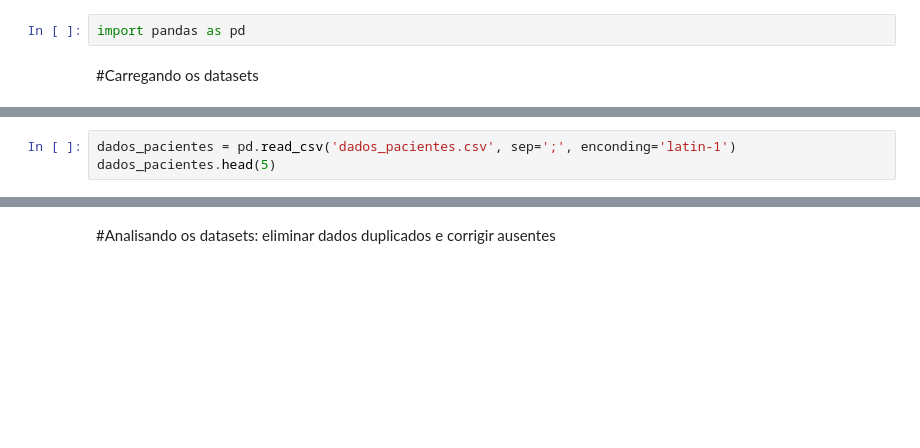
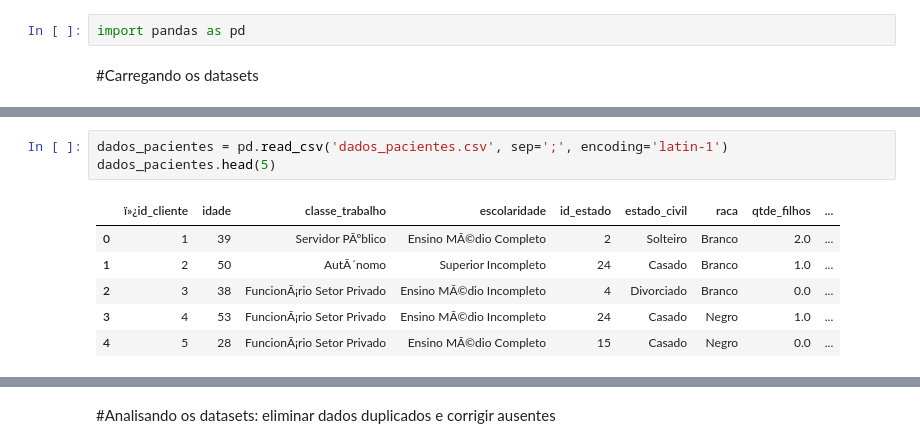
Before and after one commit to pzoliveira/IGTI_DESM1, a Jupyter notebook: IGTI_DESM1.ipynb, the cells around one changed output, grey strips where cells are left out. Cells and saved outputs as stored; diff of their text form; blank space fills up the shorter version.

```diff
--- a/IGTI_DESM1.ipynb
+++ b/IGTI_DESM1.ipynb
@@ -12,6 +19,13 @@ dados_clinicos.head(5)
 # %%
-dados_pacientes = pd.read_csv('dados_pacientes.csv', sep=';', enconding='latin-1')
+dados_pacientes = pd.read_csv('dados_pacientes.csv', sep=';', encoding='latin-1')
 dados_pacientes.head(5)
+# %% [output]
+|  | ï»¿id_cliente | idade | classe_trabalho | escolaridade | id_estado | estado_civil | raca | qtde_filhos | ... |
+| 0 | 1 | 39 | Servidor PÃºblico | Ensino MÃ©dio Completo | 2 | Solteiro | Branco | 2.0 | ... |
+| 1 | 2 | 50 | AutÃ´nomo | Superior Incompleto | 24 | Casado | Branco | 1.0 | ... |
+| 2 | 3 | 38 | FuncionÃ¡rio Setor Privado | Ensino MÃ©dio Incompleto | 4 | Divorciado | Branco | 0.0 | ... |
+| 3 | 4 | 53 | FuncionÃ¡rio Setor Privado | Ensino MÃ©dio Incompleto | 24 | Casado | Negro | 1.0 | ... |
+| 4 | 5 | 28 | FuncionÃ¡rio Setor Privado | Ensino MÃ©dio Completo | 15 | Casado | Negro | 0.0 | ... |
 # %%
 estado_regiao = pd.read_csv('estado_regiao.csv', sep=';', encoding='latin-1')
 estado_regiao.head(5)
```
Also changed, not shown: parts of 29 cells of this notebook.
